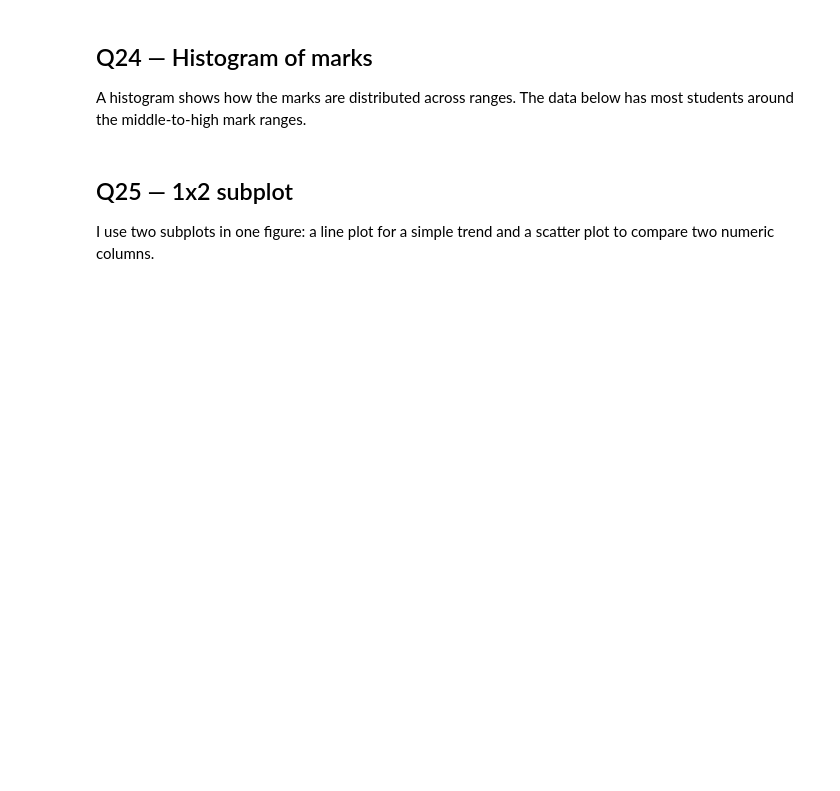
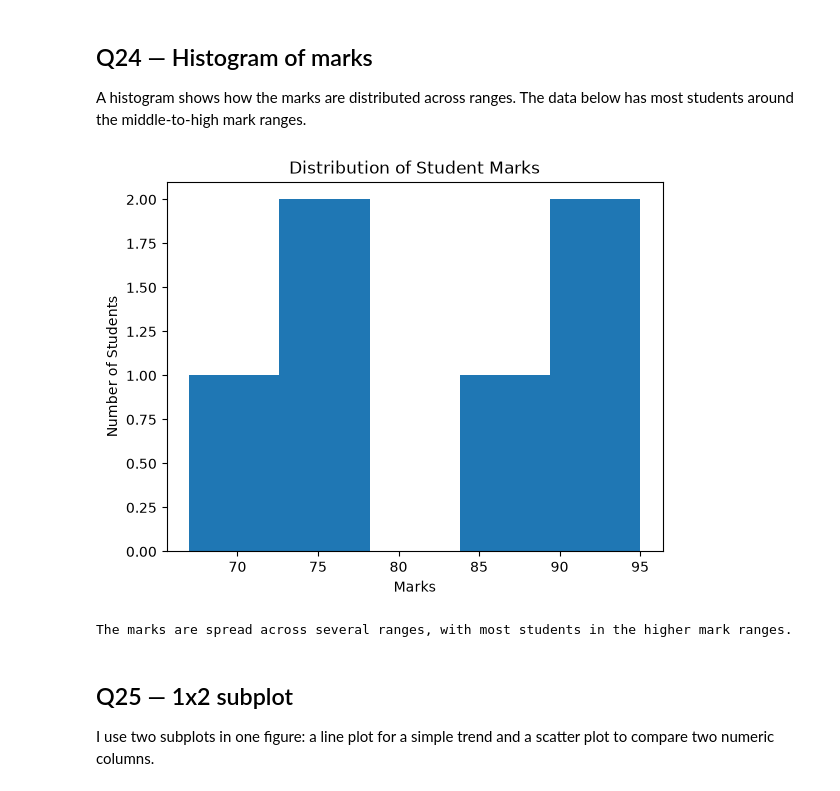
Before and after one commit to abdulqudoos181005/ML_leaning_journey, a Jupyter notebook: week1/week1_lab_solutions.ipynb, the cells around one changed output. Drawn from its saved outputs; the diff is of its cells as text; code cells hidden in the pictures; blank space fills up the shorter version.

```diff
--- a/week1/week1_lab_solutions.ipynb
+++ b/week1/week1_lab_solutions.ipynb
@@ -332,15 +450,24 @@ plt.show()
 
 A histogram shows how the marks are distributed across ranges. The data below has most students around the middle-to-high mark ranges.
 # %%
+students = pd.DataFrame({
+    "name": ["Ali", "Sara", "Omar", "Hina", "Usman", "Maha"],
+    "section": ["G", "G", "H", "H", "G", "H"],
+    "marks": [78, 91, 67, 84, 73, 95]
+})
+
 marks = students["marks"]
 
 plt.hist(marks, bins=5)
 plt.xlabel("Marks")
 plt.ylabel("Number of Students")
 plt.title("Distribution of Student Marks")
 plt.show()
 
-print("The marks are spread across several ranges, with more students in the higher mark ranges.")
+print("The marks are spread across several ranges, with most students in the higher mark ranges.")
+# %% [output]
+[figure, added]
+The marks are spread across several ranges, with most students in the higher mark ranges.
 # %% [markdown]
 ## Q25 — 1x2 subplot
 
```
Also changed, not shown: parts of 24 cells of this notebook.
